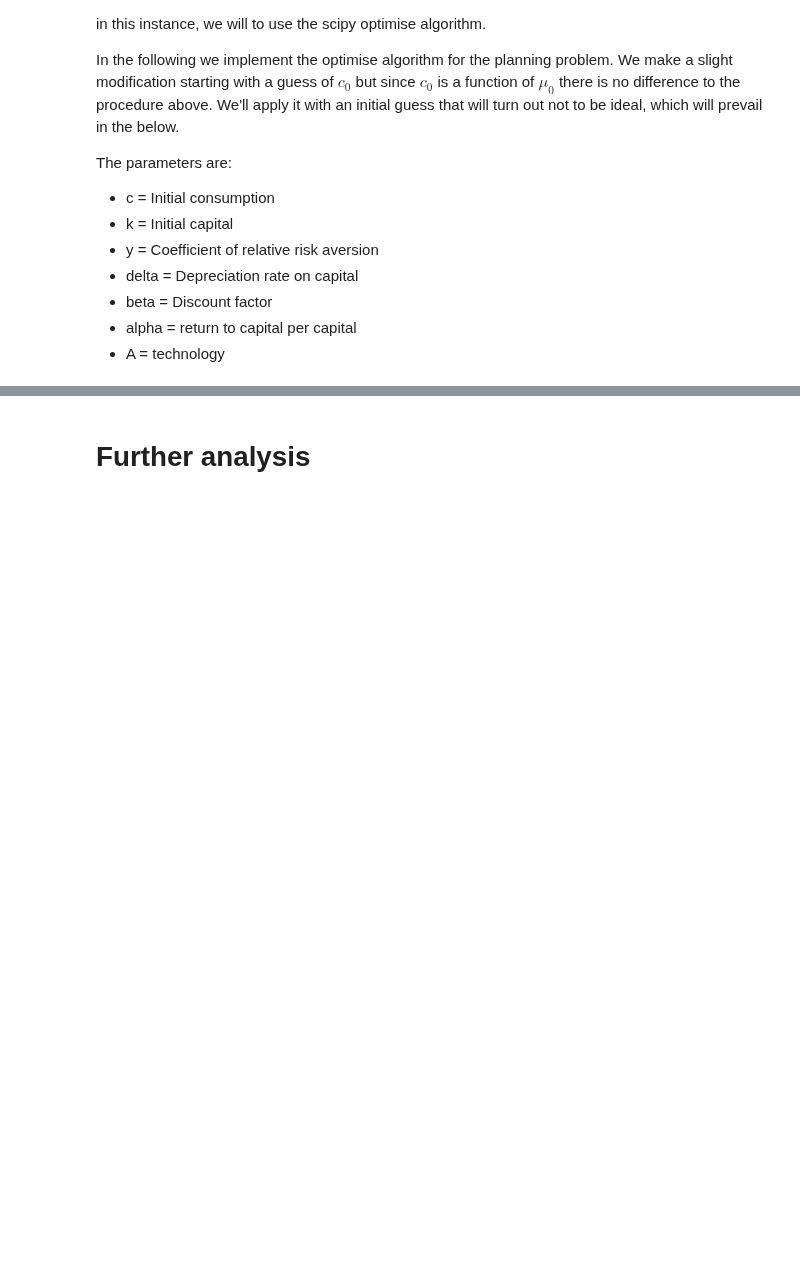
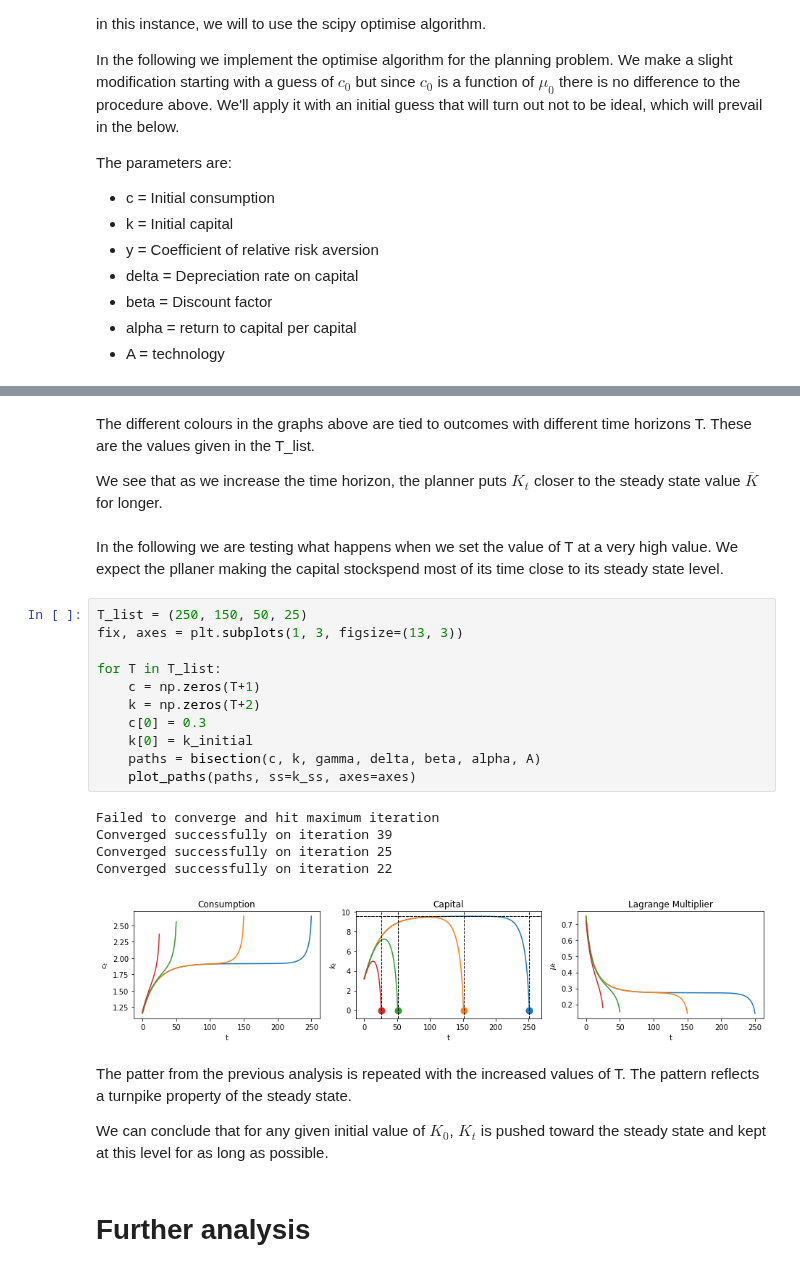
Before and after one commit to NumEconCopenhagen/projects-2020-group1, a Jupyter notebook: modelproject/modelproject.ipynb, the cells around one changed output, grey strips where cells are left out. Saved outputs shown, nothing was run; the diff lists cells and outputs as text; blank space fills up the shorter version.

```diff
--- a/modelproject/modelproject.ipynb
+++ b/modelproject/modelproject.ipynb
@@ -341,3 +409,30 @@ Y=2
+# %% [markdown]
+The different colours in the graphs above are tied to outcomes with different time horizons T. These are the values given in the T_list.
+
+We see that as we increase the time horizon, the planner puts $K_{t}$ closer to the steady state value $\overline{K}$ for longer.
+# %% [markdown]
+In the following we are testing what happens when we set the value of T at a very high value. We expect the pllaner making the capital stockspend most of its time close to its steady state level.
+# %%
+T_list = (250, 150, 50, 25)
+fix, axes = plt.subplots(1, 3, figsize=(13, 3))
+
+for T in T_list:
+    c = np.zeros(T+1)
+    k = np.zeros(T+2)
+    c[0] = 0.3
+    k[0] = k_initial
+    paths = bisection(c, k, gamma, delta, beta, alpha, A)
+    plot_paths(paths, ss=k_ss, axes=axes)
+# %% [output]
+Failed to converge and hit maximum iteration
+Converged successfully on iteration 39
+Converged successfully on iteration 25
+Converged successfully on iteration 22
+[figure, added]
+# %% [markdown]
+The patter from the previous analysis is repeated with the increased values of T. The pattern reflects a turnpike property of the steady state.
+
+We can conclude that for any given initial value of $K_0$, $K_t$ is pushed toward the steady state and kept at this level for as long as possible.
 # %% [markdown]
 # Further analysis
 # %% [markdown]
```
Also changed, not shown: parts of 25 cells of this notebook.
